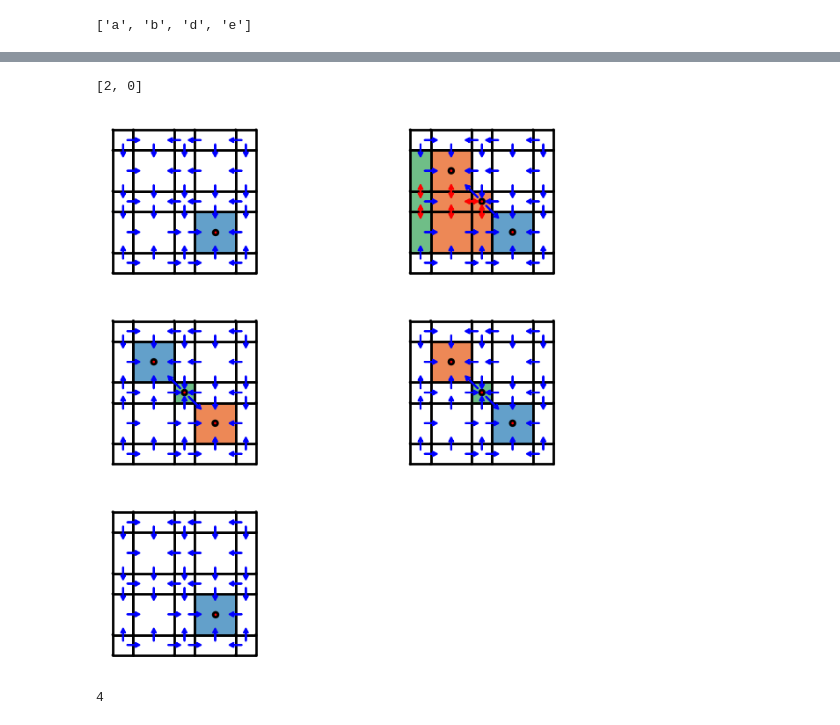
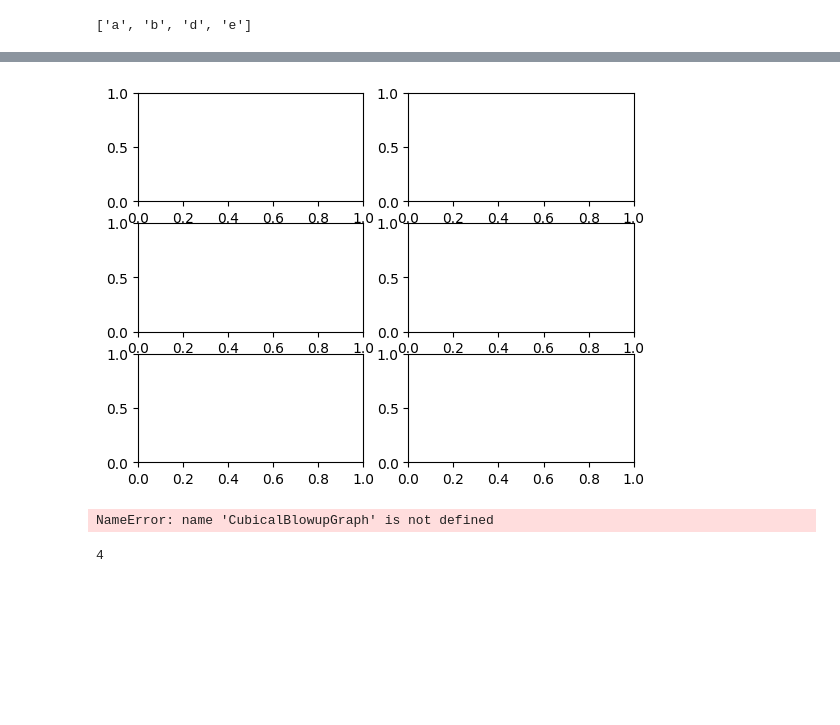
Before and after one commit to wkalies/DSGRN_sheaves, a Jupyter notebook: Tutorials/Testing.ipynb, the cells around one changed output, grey strips where cells are left out. Cells and saved outputs as stored; diff of their text form; code cells hidden in the pictures; blank space fills up the shorter version.

Commit message:
Reworked parameter complex plotting, added multiprocessing for queries

```diff
--- a/Tutorials/Testing.ipynb
+++ b/Tutorials/Testing.ipynb
@@ -234,13 +228,21 @@ DSGRN.DrawGraph(att_secs.children_)
 # %% [output]
 [drawing not drawn]
 # %%
-print([len(b) for b in sheaf_cohomology(shf)])
+def clear_empty_axs(axs):
+    axs_array = np.array(axs)
+    for ax in axs_array.reshape(-1):
+        if not ax.lines:
+            ax.axis('off')
-# %% [output]
-[2, 0]
 # %%
-attractor_sections(
+rows = 3
+columns = 2
+fig, axs = plt.subplots(rows, columns)
 # %% [output]
-[figure, old version]
+[figure, new version]
+# %%
+stg = CubicalBlowupGraph(parameter_graph.parameter(4))
+# %% [output]
+NameError: name 'CubicalBlowupGraph' is not defined
 # %%
 ################################## ISOLA #########################################
 # %%
```
Also changed, not shown: parts of 4 cells of this notebook, 9 other files.
